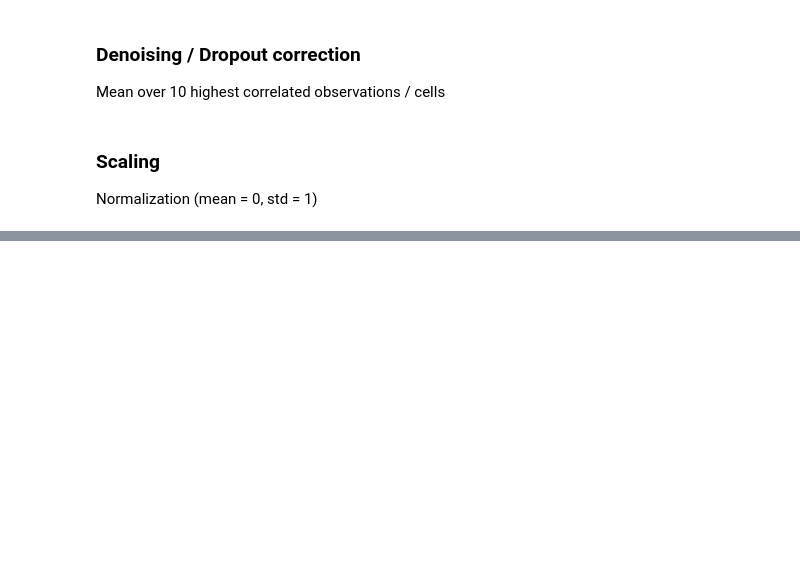
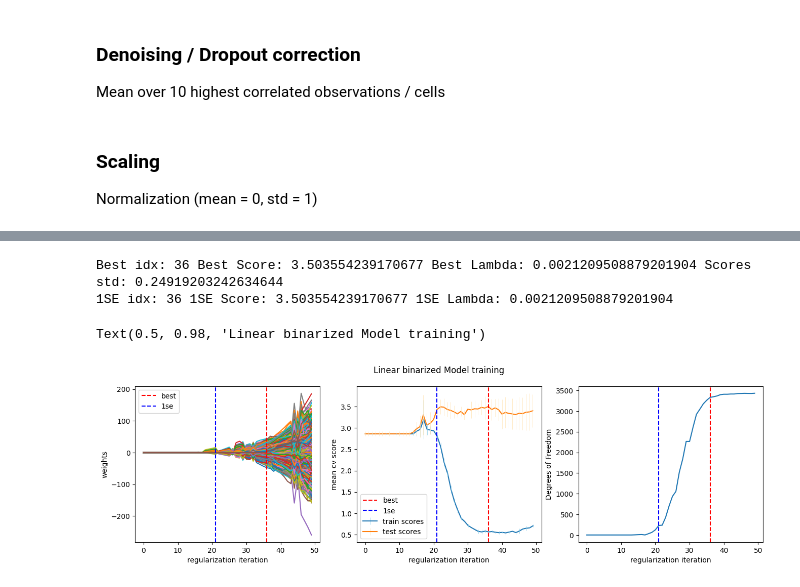
Before and after one commit to JulianFlesch/Masterthesis-Supplementary, a Jupyter notebook: experiments/04_BaselineModel/Preprocessing.ipynb, the cells around one changed output, grey strips where cells are left out. Saved outputs shown, nothing was run; the diff lists cells and outputs as text; code cells hidden in the pictures; blank space fills up the shorter version.

```diff
--- a/experiments/04_BaselineModel/Preprocessing.ipynb
+++ b/experiments/04_BaselineModel/Preprocessing.ipynb
@@ -34,2 +53,8 @@ sc.pp.highly_variable_genes(acinar_ann, inplace=True)
 # %%
-acinar_copy = acinar_ann[:, acinar_ann.var.highly_variable]
+acinar_ann = acinar_ann[:, acinar_ann.var.highly_variable].copy()
+
+# how effective was filtering?
+print(acinar_ann.shape)
+
+# All genes from R implementation still present?
+print(sum([gene in acinar_ann.var_names for gene in sel_genes]))
@@ -74,0 +239,41 @@ sc.pp.scale(acinar_copy)
+# %%
+
+best_lambda, best_idx = cv.get_optimal_lambda("best")
+print("Best idx:", best_idx, "Best Score:", cv.scores[best_idx], "Best Lambda:", cv.lambdas[best_idx], "Scores std:", np.std(cv.scores))
+ose_lambda, ose_idx = cv.get_optimal_lambda("1se")
+print("1SE idx:", best_idx, "1SE Score:", cv.scores[best_idx], "1SE Lambda:", cv.lambdas[best_idx])
+
+fig = plt.figure(figsize=(16,4))
+
+ax1 = fig.add_subplot(131)
+fitted_weights = np.array([e.coef_ for e in cv.fitted_estimators])
+ax1.plot(fitted_weights)
+ax1.axvline(best_idx, ymin=0, ymax=1, color="red", label="best", ls="--")
+ax1.axvline(ose_idx, ymin=0, ymax=1, color="blue", label="1se", ls="--")
+ax1.set_xlabel("regularization iteration")
+ax1.set_ylabel("weights")
+#ax1.set_yscale("log")
+ax1.legend()
+
+ax3 = fig.add_subplot(132)
+ax3.errorbar(x=np.arange(len(cv.train_scores))+0.1, y=cv.train_scores, yerr=cv.train_scores_std, elinewidth=0.5, color="tab:blue", ecolor="skyblue", barsabove=True, label="train scores")
+ax3.errorbar(x=np.arange(len(cv.scores)), y=cv.scores, yerr=cv.scores_std, elinewidth=0.5, color="tab:orange", ecolor="moccasin", barsabove=True, label="test scores")
+ax3.axvline(best_idx, ymin=0, ymax=1, color="red", label="best", ls="--")
+ax3.axvline(ose_idx, ymin=0, ymax=1, color="blue", label="1se", ls="--")
+ax3.set_xlabel("regularization iteration")
+ax3.set_ylabel("mean cv score")
+ax3.legend()
+
+ax2 = fig.add_subplot(133)
+ax2.plot(cv.dof)
+ax2.axvline(best_idx, ymin=0, ymax=1, color="red", label="best", ls="--")
+ax2.axvline(ose_idx, ymin=0, ymax=1, color="blue", label="1se", ls="--")
+ax2.set_xlabel("regularization iteration")
+ax2.set_ylabel("Degrees of Freedom")
+
+fig.suptitle("Linear binarized Model training")
+# %% [output]
+Best idx: 36 Best Score: 3.503554239170677 Best Lambda: 0.0021209508879201904 Scores std: 0.24919203242634644
+1SE idx: 36 1SE Score: 3.503554239170677 1SE Lambda: 0.0021209508879201904
+Text(0.5, 0.98, 'Linear binarized Model training')
+[figure, added]
```
Also changed, not shown: parts of 34 cells of this notebook, 7 other files.
